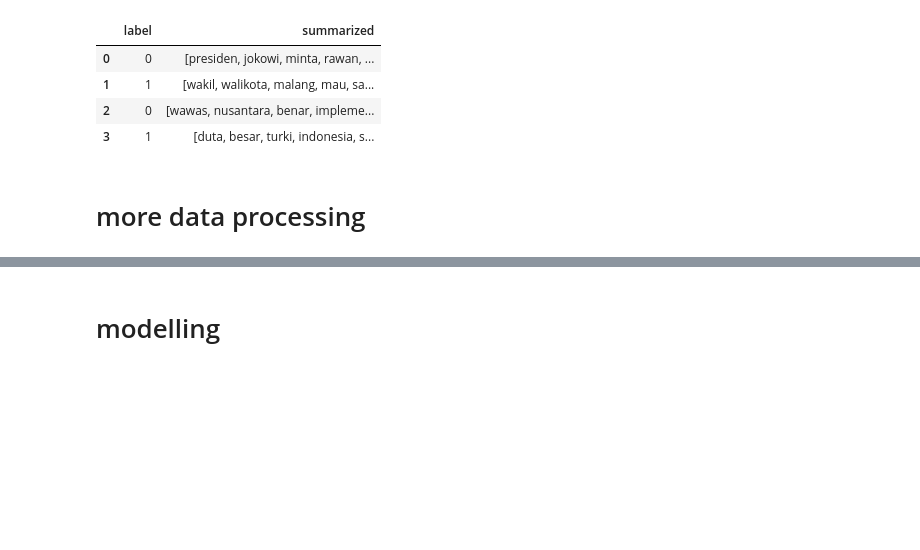
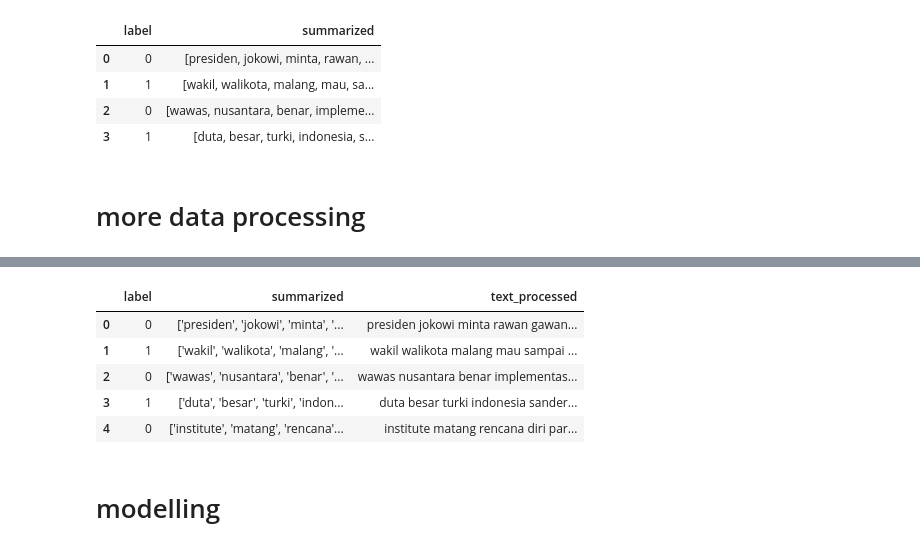
Before and after one commit to RasyaDevansyah/IndonesiaFakeNewsDetection, a Jupyter notebook: AI/FakeNewsDetection_NaiveBayes.ipynb, the cells around one changed output, grey strips where cells are left out. Saved outputs shown, nothing was run; the diff lists cells and outputs as text; code cells hidden in the pictures; blank space fills up the shorter version.

```diff
--- a/AI/FakeNewsDetection_NaiveBayes.ipynb
+++ b/AI/FakeNewsDetection_NaiveBayes.ipynb
@@ -343,6 +347,6 @@ train.to_csv('processed_data.csv', index=False)  # No row numbers
 # %%
 #if processed data is lost
 
-# train = pd.read_csv('processed_data.csv')
+train = pd.read_csv('processed_data.csv')
 # %% [markdown]
 # more data processing
@@ -359,0 +353,14 @@ train.head(5)
+# %%
+import ast
+
+# If text_processed column contains lists as strings, convert them back to lists
+def ensure_list(val):
+    if isinstance(val, str):
+        try:
+            return ast.literal_eval(val)
+        except Exception:
+            return []
+    return val
+
+
+train.head(4)
@@ -360,3 +373,16 @@ train.head(5)
+# %%
+train['text_processed'] = train['summarized'].apply(ensure_list)
+
+# Now join tokens to form proper text
+train['text_processed'] = train['text_processed'].apply(lambda tokens: ' '.join(tokens))
+train.head()
+# %% [output]
+|  | label | summarized | text_processed |
+| 0 | 0 | ['presiden', 'jokowi', 'minta', '... | presiden jokowi minta rawan gawan... |
+| 1 | 1 | ['wakil', 'walikota', 'malang', '... | wakil walikota malang mau sampai ... |
+| 2 | 0 | ['wawas', 'nusantara', 'benar', '... | wawas nusantara benar implementas... |
+| 3 | 1 | ['duta', 'besar', 'turki', 'indon... | duta besar turki indonesia sander... |
+| 4 | 0 | ['institute', 'matang', 'rencana'... | institute matang rencana diri par... |
 # %%
 # learn embedding/word vectorizing + feature extraction, see if one of them isnt needed n stuff karena my paper didnt use "embedding" -> *just learn how to use tf-idf*
 
```
Also changed, not shown: parts of 8 cells of this notebook, 3 other files.
